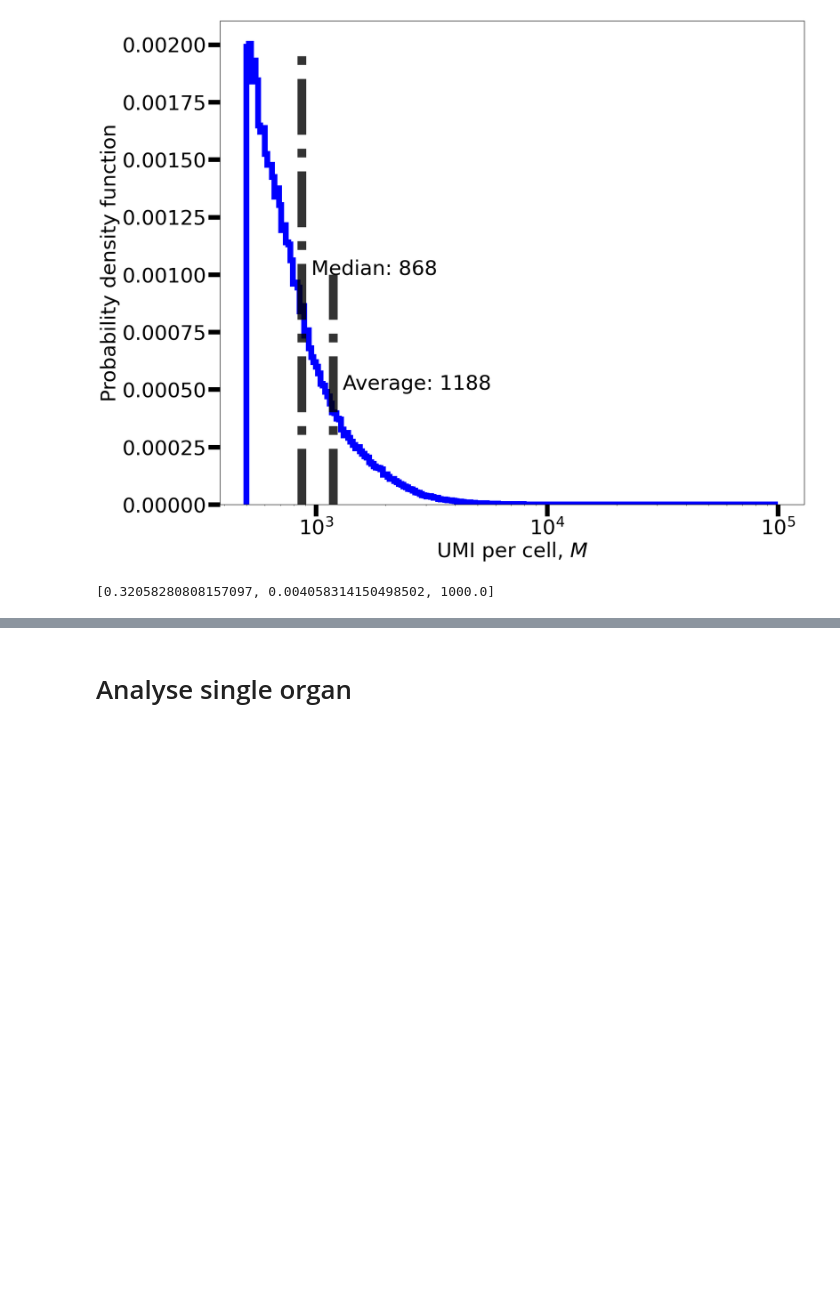
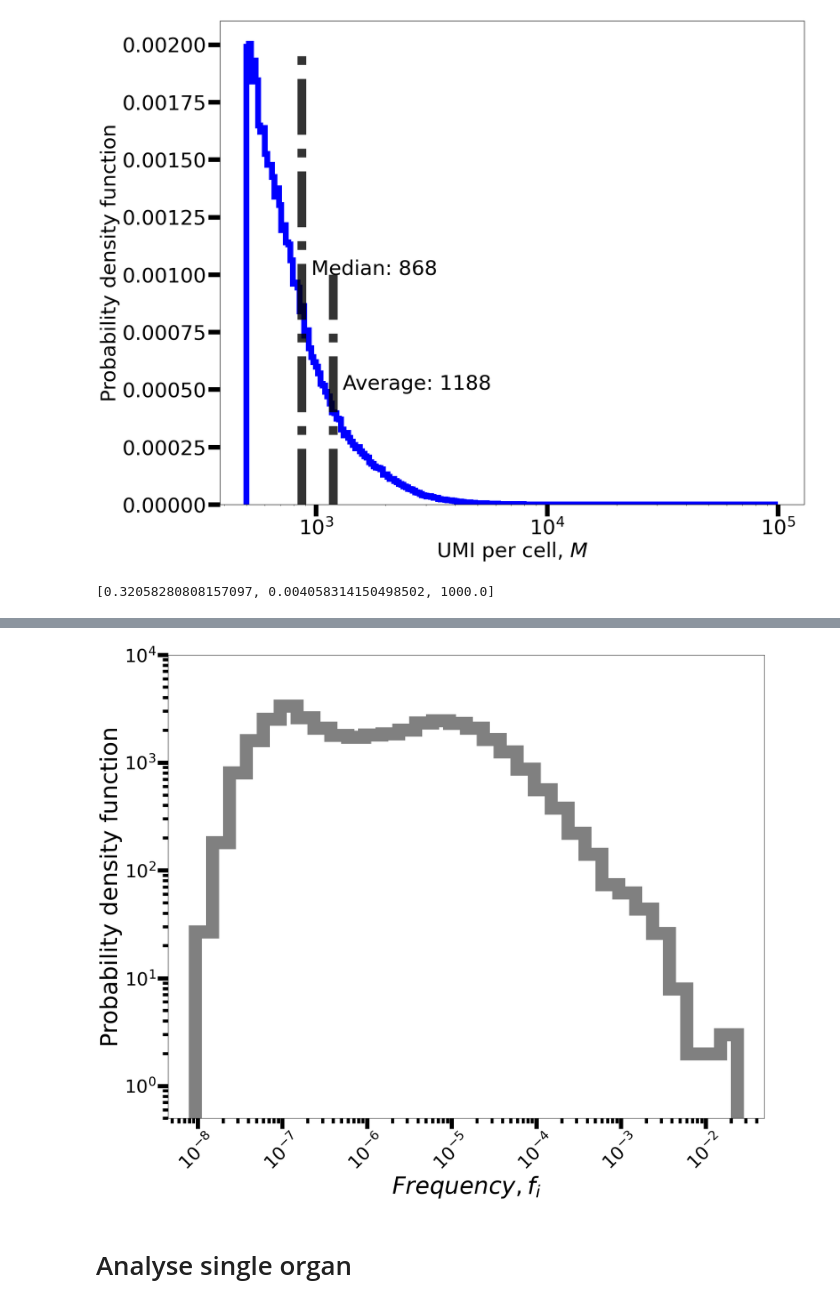
Before and after one commit to SilviaLazzardi/Emergent_Laws_in_scRNA-seq_Data, a Jupyter notebook: MouseCellAtlas/combined_analyses.ipynb, the cells around one changed output, grey strips where cells are left out. Saved outputs shown, nothing was run; the diff lists cells and outputs as text; code cells hidden in the pictures; blank space fills up the shorter version.

```diff
--- a/MouseCellAtlas/combined_analyses.ipynb
+++ b/MouseCellAtlas/combined_analyses.ipynb
@@ -480,3 +507,38 @@ fig.savefig("M_hist_mca.pdf")
+# %%
+fig, ax = PyPlot.subplots(figsize=(18,15))
+
+f = filter(!isnan, data["means"].values)
+f = f / sum(f)
+#f = data["freq"].values
+f = f[f .> 0]
+#f = f[f .< 5e-3]
+
+
+#x_bins = sort!([10. ^ -x for x in 1:0.2:8])
+x_bins = sort!([10. ^ x for x in log10(minimum(f)):0.2:log10(maximum(f))])
+bin_counts, bin_edges = ax.hist(f, bins=x_bins, density=false, color="gray", histtype="step", lw=25)
+
+ax.set_xlabel(L"Frequency, f_i", fontsize=45)
+ax.set_ylabel("Probability density function", fontsize=45)
+
+ax.tick_params(labelsize=35, width=8, length=20)
+ax.tick_params(which="minor", width=6, length=10)
+ax.tick_params(axis="x", which="both", rotation=45)
+
+#kde_values = pdf(kde(f), x_bins)
+#ax.plot(x_bins,kde_values/sum(kde_values)*30000)
+
+ax.set_xscale("log")
+ax.set_yscale("log")
+
+ax.set_ylim(5e-1,1e4)
+
+PyPlot.tight_layout()
+PyPlot.show()
+fig.savefig("freq_pdf_mca.pdf")
+fig.savefig("freq_pdf_mca.eps")
+# %% [output]
+[figure, added]
 # %% [markdown]
 # Analyse single organ
 # %%
```
Also changed, not shown: parts of 3 cells of this notebook, 1 other file.
